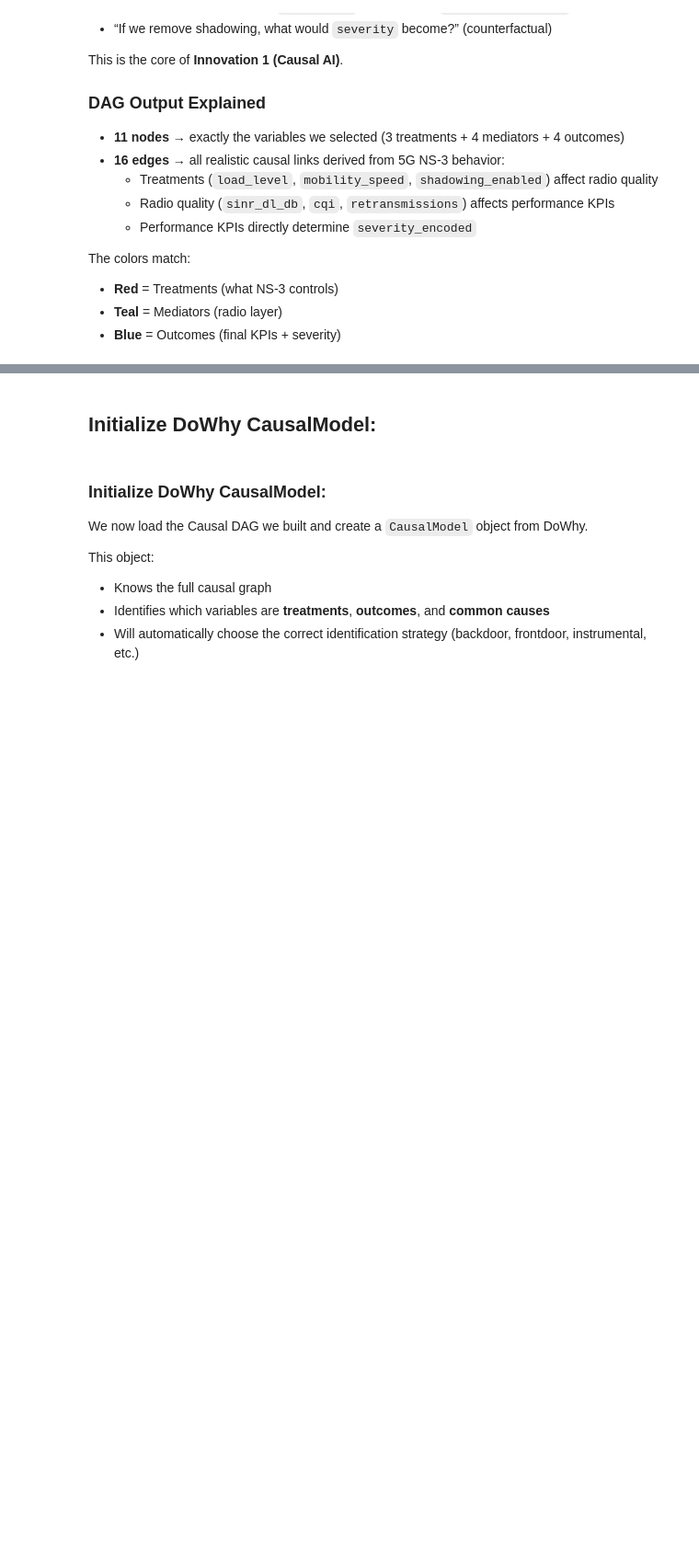
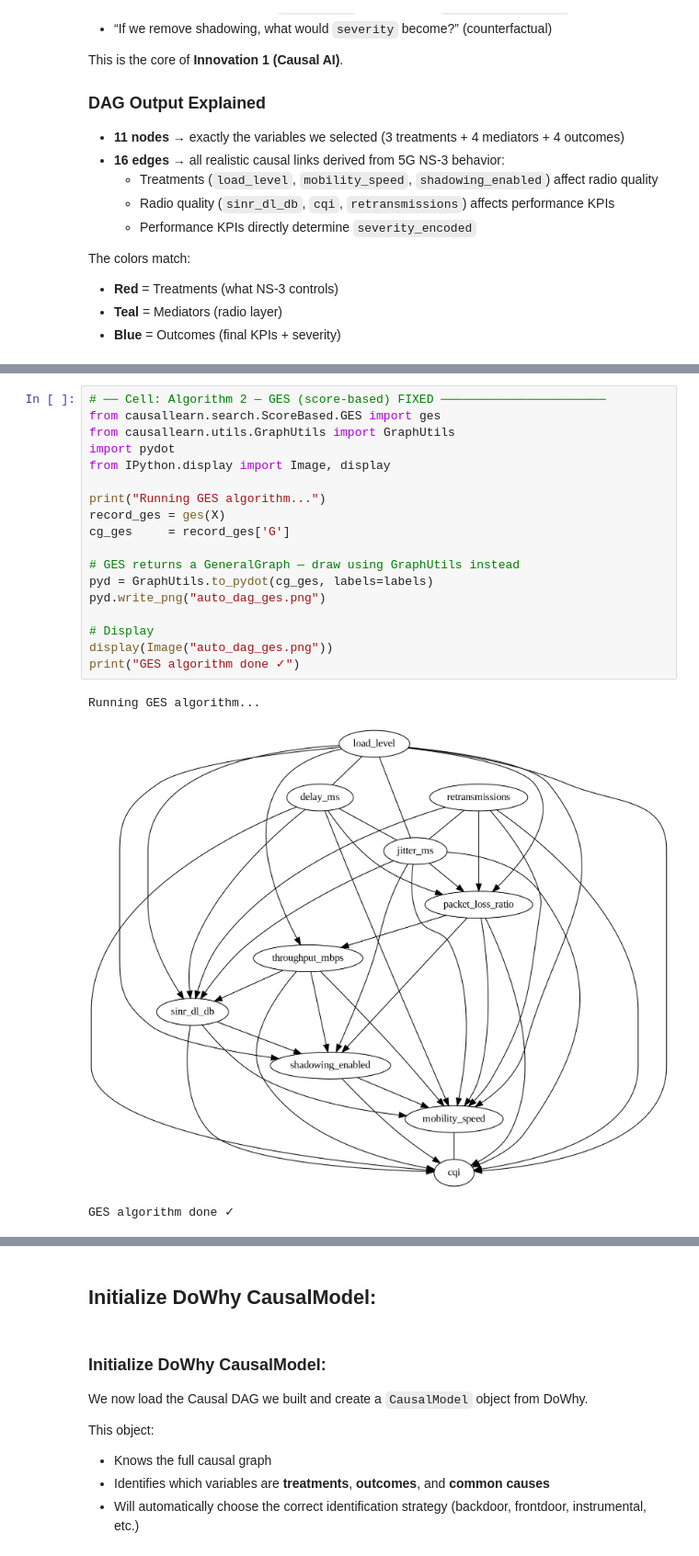
Before and after one commit to khairovic/QosBuddy-, a Jupyter notebook: CasualAI/casualAI.ipynb, the cells around one changed output, grey strips where cells are left out. Shown at 92% size. Cells and saved outputs as stored; diff of their text form; blank space fills up the shorter version.

```diff
--- a/CasualAI/casualAI.ipynb
+++ b/CasualAI/casualAI.ipynb
@@ -306,0 +418,22 @@ The colors match:
+# %%
+# ── Cell: Algorithm 2 — GES (score-based) FIXED ───────────────────────
+from causallearn.search.ScoreBased.GES import ges
+from causallearn.utils.GraphUtils import GraphUtils
+import pydot
+from IPython.display import Image, display
+
+print("Running GES algorithm...")
+record_ges = ges(X)
+cg_ges     = record_ges['G']
+
+# GES returns a GeneralGraph — draw using GraphUtils instead
+pyd = GraphUtils.to_pydot(cg_ges, labels=labels)
+pyd.write_png("auto_dag_ges.png")
+
+# Display
+display(Image("auto_dag_ges.png"))
+print("GES algorithm done ✓")
+# %% [output]
+Running GES algorithm...
+[figure, added]
+GES algorithm done ✓
```
Also changed, not shown: parts of 19 cells of this notebook.
